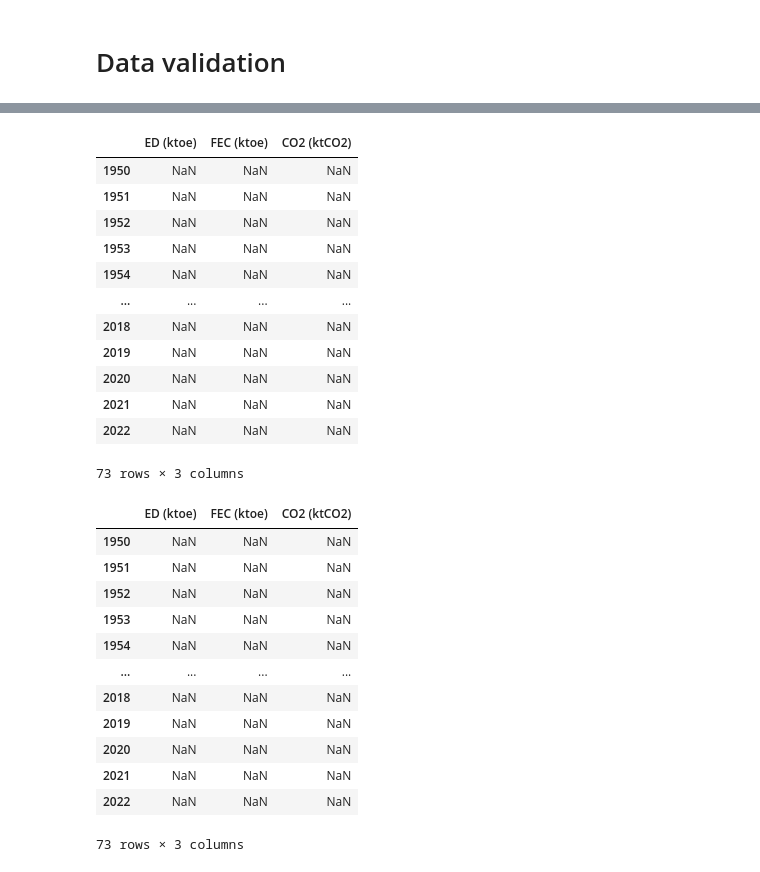
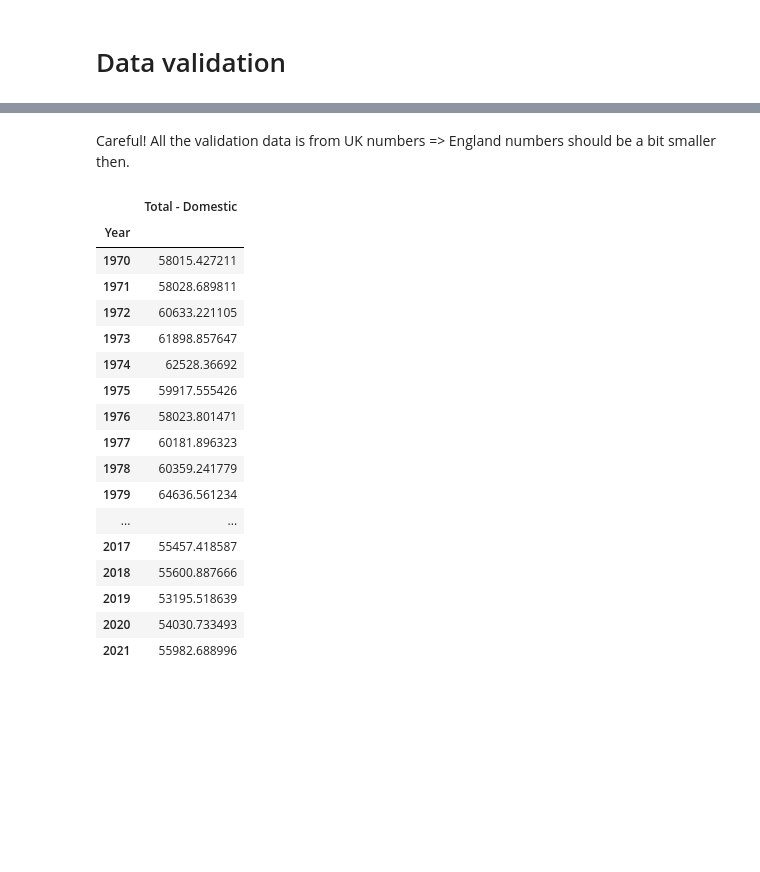
Before and after one commit to tiffanyth/MFA-dwelling, a Jupyter notebook: 3-energy-final-cons.ipynb, the cells around one changed output, grey strips where cells are left out. Saved outputs shown, nothing was run; the diff lists cells and outputs as text; code cells hidden in the pictures; blank space fills up the shorter version.

```diff
--- a/3-energy-final-cons.ipynb
+++ b/3-energy-final-cons.ipynb
@@ -2338,39 +2316,36 @@ print(ktoe_saved)
-# %%
-validation_data = pd.DataFrame(index=np.arange(1950,2023),columns=['ED (ktoe)','FEC (ktoe)','CO2 (ktCO2)'])
-#display(validation_data)
-# %% [output]
-|  | ED (ktoe) | FEC (ktoe) | CO2 (ktCO2) |
-| 1950 | NaN | NaN | NaN |
-| 1951 | NaN | NaN | NaN |
-| 1952 | NaN | NaN | NaN |
-| 1953 | NaN | NaN | NaN |
-| 1954 | NaN | NaN | NaN |
-| ... | ... | ... | ... |
-| 2018 | NaN | NaN | NaN |
-| 2019 | NaN | NaN | NaN |
-| 2020 | NaN | NaN | NaN |
-| 2021 | NaN | NaN | NaN |
-| 2022 | NaN | NaN | NaN |
-73 rows × 3 columns
-# %%
-# 2009 data from 2012 report
-# https://assets.publishing.service.gov.uk/media/5a7a4e76e5274a34770e5bb5/4093-emissions-heat-statistical-summary.pdf
-# space heating: 46.2+13.5 Gas ; 7.0+1.5 Oil ; 2.7+0.2 Solid fuel ; 8.1+3.3 Electricity ;
-# not counting cooking and catering here
-
-validation_data.loc[2009,'CO2 (ktCO2)'] = (64.0+18.6)*1000
-display(validation_data)
-# %% [output]
-|  | ED (ktoe) | FEC (ktoe) | CO2 (ktCO2) |
-| 1950 | NaN | NaN | NaN |
-| 1951 | NaN | NaN | NaN |
-| 1952 | NaN | NaN | NaN |
-| 1953 | NaN | NaN | NaN |
-| 1954 | NaN | NaN | NaN |
-| ... | ... | ... | ... |
-| 2018 | NaN | NaN | NaN |
-| 2019 | NaN | NaN | NaN |
-| 2020 | NaN | NaN | NaN |
-| 2021 | NaN | NaN | NaN |
-| 2022 | NaN | NaN | NaN |
-73 rows × 3 columns
+# %% [markdown]
+Careful! All the validation data is from UK numbers => England numbers should be a bit smaller then.
+# %%
+file = "Data/ONS/ECUK_2022_Primary_Energy_tables.xlsx"
+sheet = "Table P2"
+validation_FEC = pd.read_excel(file,sheet_name=sheet)
+
+validation_FEC.columns = validation_FEC.loc[4,:]
+validation_FEC = validation_FEC.set_index('Year')
+validation_FEC.columns.name = None
+
+validation_FEC = pd.DataFrame(validation_FEC["Total - Domestic "])
+validation_FEC = validation_FEC.rename(columns={"Total - Domestic ":"Total - Domestic"})
+validation_FEC = validation_FEC[validation_FEC.index.notnull()]
+validation_FEC = validation_FEC.drop(index=['Return to Title page','Unit','Year'])
+
+display(validation_FEC)
+# %% [output]
+|  | Total - Domestic |
+| Year |  |
+| 1970 | 58015.427211 |
+| 1971 | 58028.689811 |
+| 1972 | 60633.221105 |
+| 1973 | 61898.857647 |
+| 1974 | 62528.36692 |
+| 1975 | 59917.555426 |
+| 1976 | 58023.801471 |
+| 1977 | 60181.896323 |
+| 1978 | 60359.241779 |
+| 1979 | 64636.561234 |
+| ... | ... |
+| 2017 | 55457.418587 |
+| 2018 | 55600.887666 |
+| 2019 | 53195.518639 |
+| 2020 | 54030.733493 |
+| 2021 | 55982.688996 |
```
Also changed, not shown: parts of 15 cells of this notebook.
